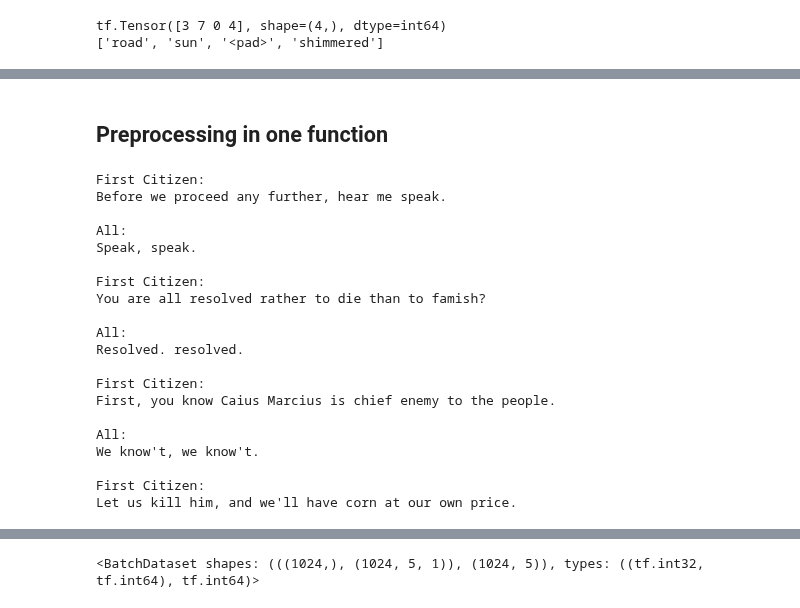
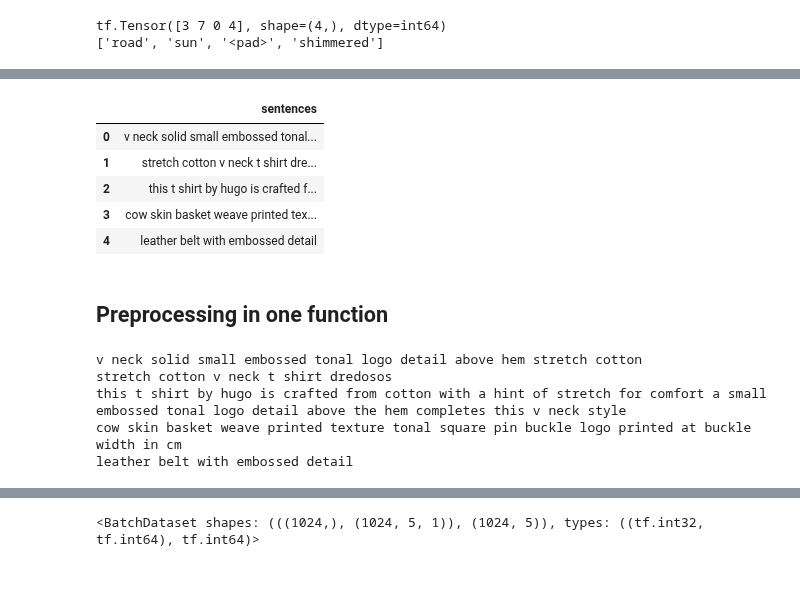
Before and after one commit to xD33m/BA_Jupyter_Notebook, a Jupyter notebook: index_synonyms/whoosh_word2vev_prods.ipynb, the cells around one changed output, grey strips where cells are left out. Cells and saved outputs as stored; diff of their text form; code cells hidden in the pictures; blank space fills up the shorter version.

```diff
--- a/index_synonyms/whoosh_word2vev_prods.ipynb
+++ b/index_synonyms/whoosh_word2vev_prods.ipynb
@@ -203,0 +361,22 @@ label   : tf.Tensor([1 0 0 0 0], shape=(5,), dtype=int64)
+# %%
+def pre_process(text):
+    # lowercase
+    text=text.lower()
+
+    #remove tags
+    text=re.sub("</?.*?>"," <> ",text)
+
+    # remove special characters and digits
+    text=re.sub("(\\d|\\W)+"," ",text)
+
+    return text
+# %%
+df['sentences'] = df['sentences'].apply(lambda x:pre_process(x))
+df.head()
+# %% [output]
+|  | sentences |
+| 0 | v neck solid small embossed tonal... |
+| 1 | stretch cotton v neck t shirt dre... |
+| 2 | this t shirt by hugo is crafted f... |
+| 3 | cow skin basket weave printed tex... |
+| 4 | leather belt with embossed detail |
@@ -257,29 +444,14 @@ path_to_file = tf.keras.utils.get_file('shakespeare.txt', 'https://storage.googl
 # %%
-with open(path_to_file) as f:
+with open(path_to_file, encoding="utf8") as f:
   lines = f.read().splitlines()
-for line in lines[:20]:
+for line in lines[:5]:
   print(line)
 # %% [output]
-First Citizen:
-Before we proceed any further, hear me speak.
-
-All:
-Speak, speak.
-
-First Citizen:
-You are all resolved rather to die than to famish?
-
-All:
-Resolved. resolved.
-
-First Citizen:
-First, you know Caius Marcius is chief enemy to the people.
-
-All:
-We know't, we know't.
-
-First Citizen:
-Let us kill him, and we'll have corn at our own price.
+v neck solid small embossed tonal logo detail above hem stretch cotton
+stretch cotton v neck t shirt dredosos
+this t shirt by hugo is crafted from cotton with a hint of stretch for comfort a small embossed tonal logo detail above the hem completes this v neck style
+cow skin basket weave printed texture tonal square pin buckle logo printed at buckle width in cm
+leather belt with embossed detail
 # %%
 text_ds = tf.data.TextLineDataset(path_to_file).filter(lambda x: tf.cast(tf.strings.length(x), bool))
 # %%
```
Also changed, not shown: parts of 51 cells of this notebook, 19 other files.
